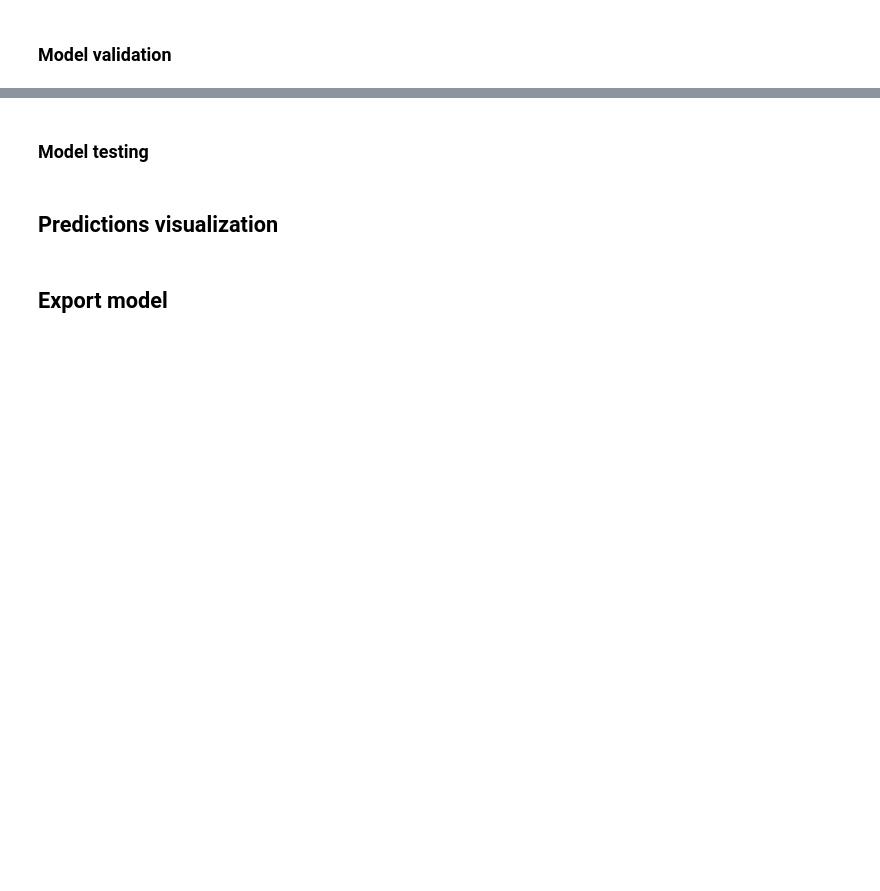
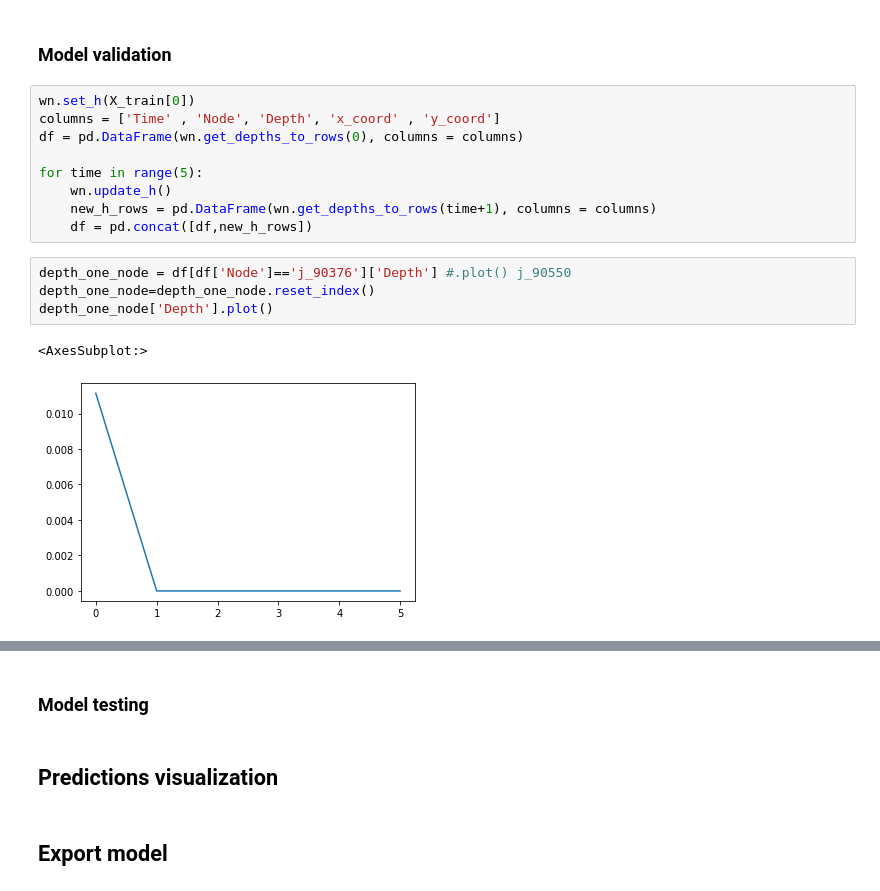
Before and after one commit to alextremo0205/SWMM_Hybrid_approach, a Jupyter notebook: Head_change_training.ipynb, the cells around one changed output, grey strips where cells are left out. Drawn from its saved outputs; the diff is of its cells as text; blank space fills up the shorter version.

```diff
--- a/Head_change_training.ipynb
+++ b/Head_change_training.ipynb
@@ -237,2 +238,18 @@ pd.Series(np.array(losses)).plot()
 # %% [markdown]
 ### Model validation
+# %%
+wn.set_h(X_train[0])
+columns = ['Time' , 'Node', 'Depth', 'x_coord' , 'y_coord']
+df = pd.DataFrame(wn.get_depths_to_rows(0), columns = columns)
+
+for time in range(5):
+    wn.update_h()
+    new_h_rows = pd.DataFrame(wn.get_depths_to_rows(time+1), columns = columns)
+    df = pd.concat([df,new_h_rows])
+# %%
+depth_one_node = df[df['Node']=='j_90376']['Depth'] #.plot() j_90550
+depth_one_node=depth_one_node.reset_index()
+depth_one_node['Depth'].plot()
+# %% [output]
+<AxesSubplot:>
+[figure, added]
```
Also changed, not shown: parts of 32 cells of this notebook, 7 other files.
